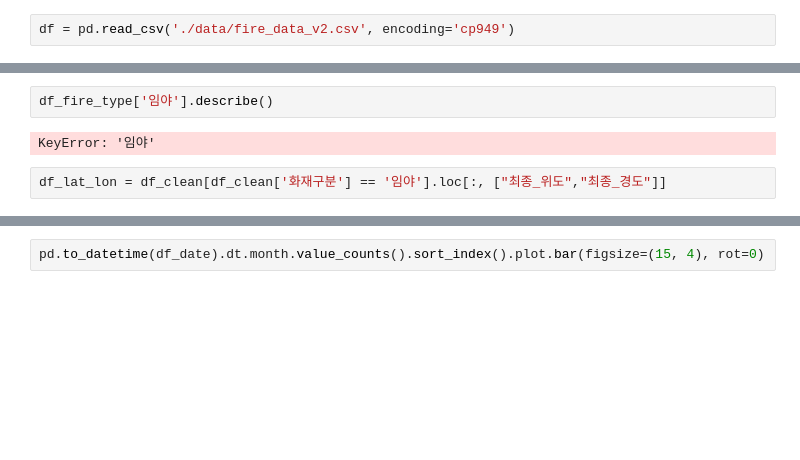
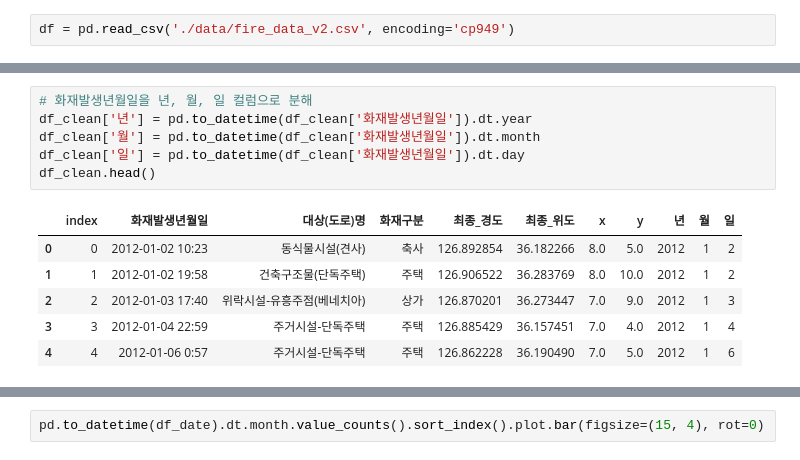
Before and after one commit to sihan827/Fire-Prediction, a Jupyter notebook: fire_observation.ipynb, the cells around one changed output, grey strips where cells are left out. Cells and saved outputs as stored; diff of their text form; blank space fills up the shorter version.

```diff
--- a/fire_observation.ipynb
+++ b/fire_observation.ipynb
@@ -161,6 +113,13 @@ See the caveats in the documentation: https://pandas.pydata.org/pandas-docs/stab
-# %%
-df_fire_type['임야'].describe()
-# %% [output]
-KeyError: '임야'
-# %%
-df_lat_lon = df_clean[df_clean['화재구분'] == '임야'].loc[:, ["최종_위도","최종_경도"]]
+# %%
+# 화재발생년월일을 년, 월, 일 컬럼으로 분해
+df_clean['년'] = pd.to_datetime(df_clean['화재발생년월일']).dt.year
+df_clean['월'] = pd.to_datetime(df_clean['화재발생년월일']).dt.month
+df_clean['일'] = pd.to_datetime(df_clean['화재발생년월일']).dt.day
+df_clean.head()
+# %% [output]
+|  | index | 화재발생년월일 | 대상(도로)명 | 화재구분 | 최종_경도 | 최종_위도 | x | y | 년 | 월 | 일 |
+| 0 | 0 | 2012-01-02 10:23 | 동식물시설(견사) | 축사 | 126.892854 | 36.182266 | 8.0 | 5.0 | 2012 | 1 | 2 |
+| 1 | 1 | 2012-01-02 19:58 | 건축구조물(단독주택) | 주택 | 126.906522 | 36.283769 | 8.0 | 10.0 | 2012 | 1 | 2 |
+| 2 | 2 | 2012-01-03 17:40 | 위락시설-유흥주점(베네치아) | 상가 | 126.870201 | 36.273447 | 7.0 | 9.0 | 2012 | 1 | 3 |
+| 3 | 3 | 2012-01-04 22:59 | 주거시설-단독주택 | 주택 | 126.885429 | 36.157451 | 7.0 | 4.0 | 2012 | 1 | 4 |
+| 4 | 4 | 2012-01-06 0:57 | 주거시설-단독주택 | 주택 | 126.862228 | 36.190490 | 7.0 | 5.0 | 2012 | 1 | 6 |
```
Also changed, not shown: parts of 21 cells of this notebook, 7 other files.
